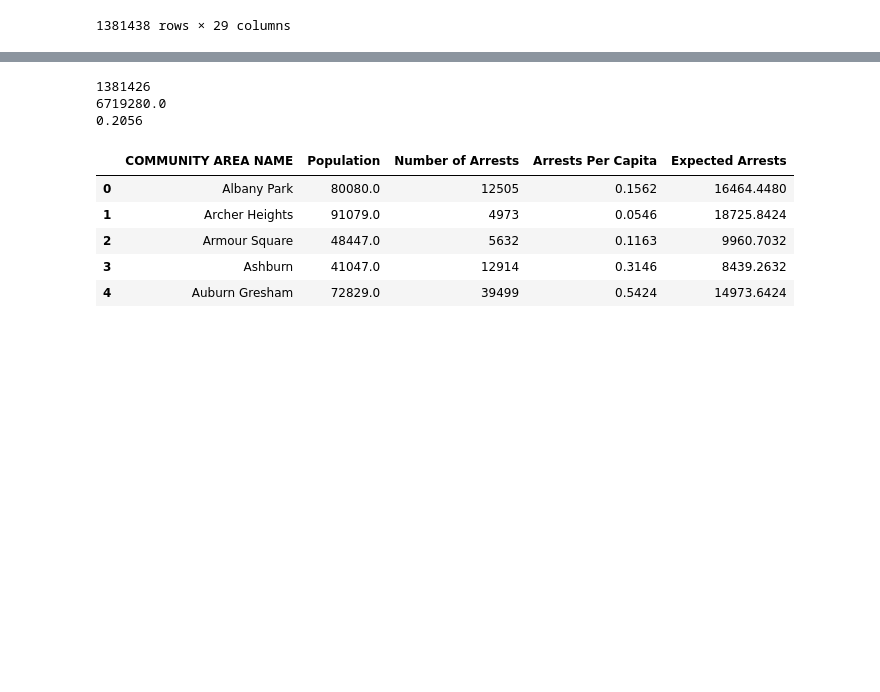
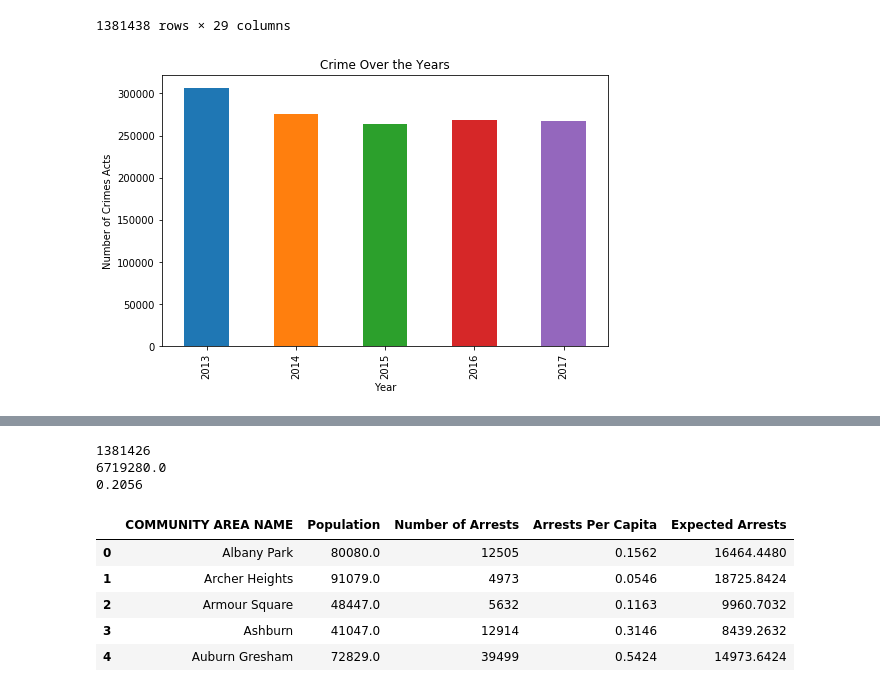
Before and after one commit to nhebert/Project, a Jupyter notebook: Project_Data_Complete.ipynb, the cells around one changed output, grey strips where cells are left out. Saved outputs shown, nothing was run; the diff lists cells and outputs as text; code cells hidden in the pictures; blank space fills up the shorter version.

```diff
--- a/Project_Data_Complete.ipynb
+++ b/Project_Data_Complete.ipynb
@@ -103,3 +125,17 @@ cs_df
 1381438 rows × 29 columns
 # %%
 #Analysis
+# %%
+import matplotlib.pyplot as plt
+
+#make graph of crimes per year
+cs_df.Date = pd.to_datetime(cs_df.Date, format = '%m/%d/%Y %I:%M:%S %p')
+cs_df.index = pd.DatetimeIndex(cs_df.Date)
+plt.figure(figsize = (8,5))
+cs_df.groupby([cs_df.index.year]).size().plot.bar()
+plt.title('Crime Over the Years')
+plt.xlabel('Year')
+plt.ylabel('Number of Crimes Acts')
+plt.show()
+# %% [output]
+[figure, added]
```
Also changed, not shown: parts of 9 cells of this notebook.
